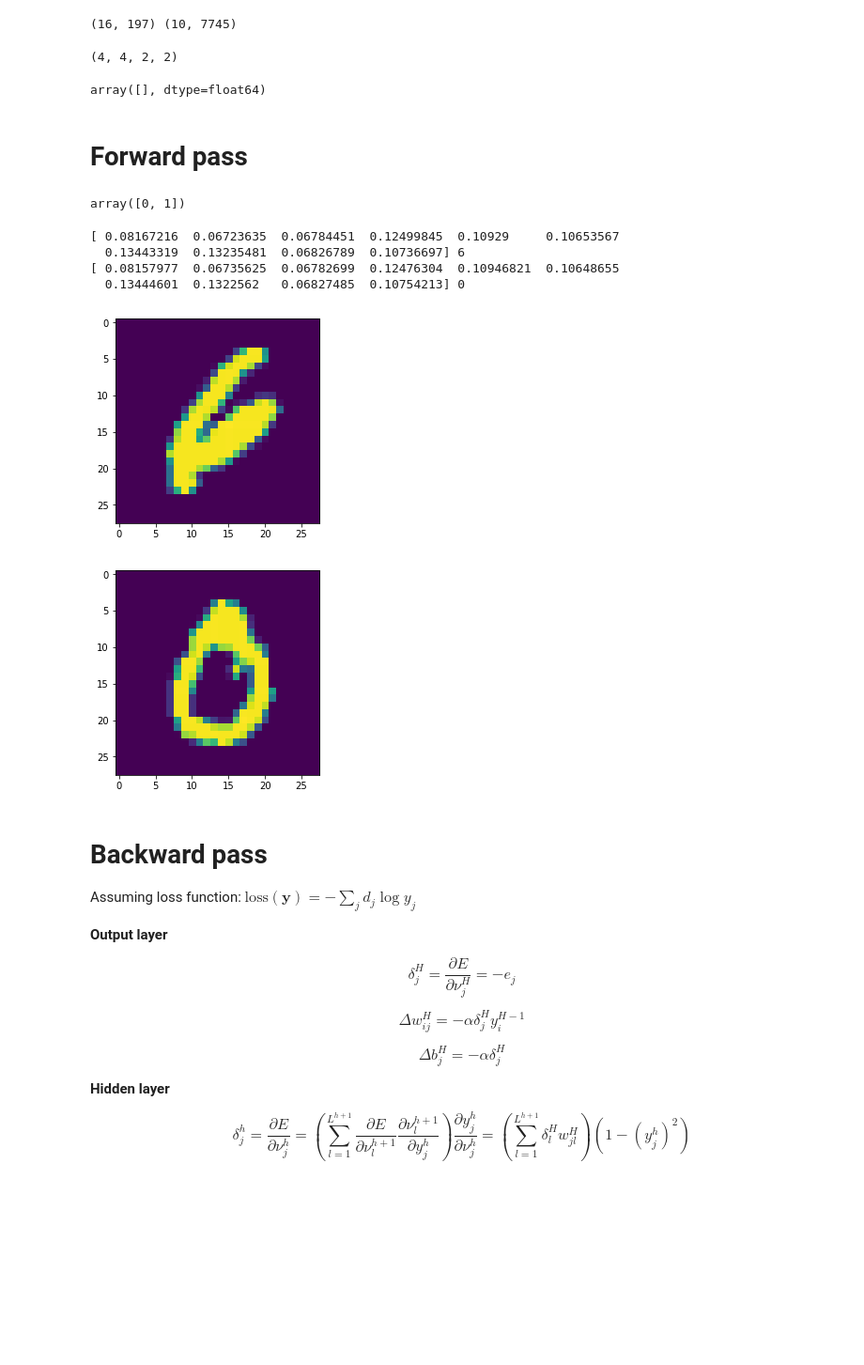
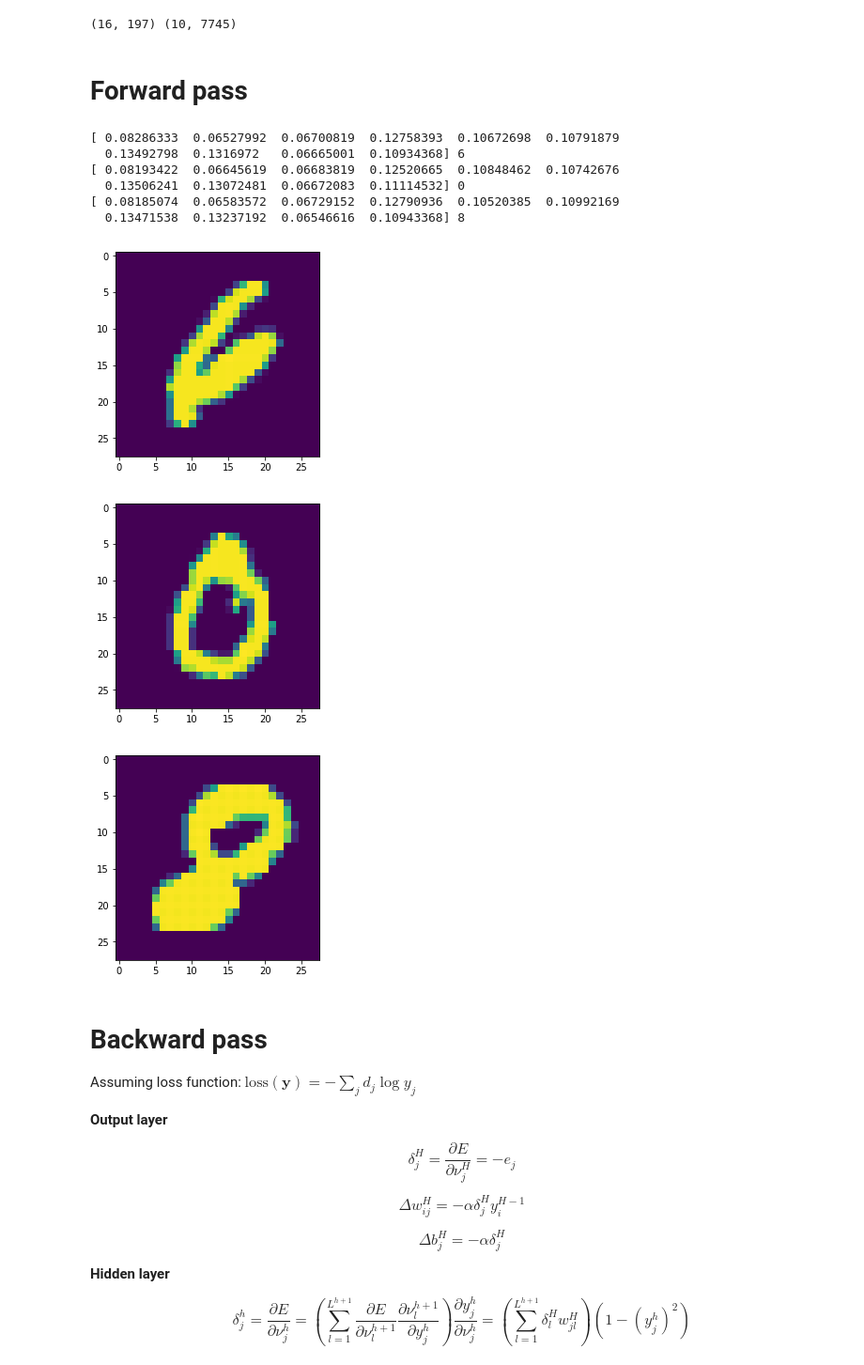
Before and after one commit to aleozlx/fictional-telegram, a Jupyter notebook: P3.ipynb, the cells around one changed output. Shown at 94% size. Saved outputs shown, nothing was run; the diff lists cells and outputs as text; code cells hidden in the pictures; blank space fills up the shorter version.

```diff
--- a/P3.ipynb
+++ b/P3.ipynb
@@ -17,19 +17,20 @@ X_train = np.vstack(train)
 y_train = np.concatenate([np.tile(i, train[i].shape[0]) for i in range(10)])
 idx_train = np.array(range(X_train.shape[0]))
 np.random.shuffle(idx_train)
-X_train = X_train[idx_train]
-y_train = y_train[idx_train]
+X_train = X_train[idx_train][:200]
+y_train = y_train[idx_train][:200]
 
 X_test = np.vstack(test)
 y_test = np.concatenate([np.tile(i, test[i].shape[0]) for i in range(10)])
 idx_test = np.array(range(X_test.shape[0]))
 np.random.shuffle(idx_test)
-X_test = X_test[idx_test]
-y_test = y_test[idx_test]
+X_test = X_test[idx_test][:50]
+y_test = y_test[idx_test][:50]
 
-enc = np.eye(2)
+enc = np.eye(10)
 def one_hot(d):
     return enc[d]
 
 print(X_train.shape, X_test.shape)
+# print(y_test)
 # %% [output]
@@ -44,8 +45,8 @@ class seeded_session:
         np.random.seed(25523)
         global W_conv, W_out
         padded_weights = W_conv[:, :-1].reshape((-1, 7, 28))
-        padded_weights[:, :, :7] = np.random.rand(16, 7, 7)*1e-5
-        padded_weights[:, :, 7:] = 0.0
+        padded_weights[:, :, :7] = np.random.rand(16, 7, 7)*1e-4
+        padded_weights[:, :, 7:] = 0#np.random.rand(16, 7, 1)*1e-4
         W_conv[:, -1:] = np.random.rand(16, 1)*1e-5
         W_out[:] = np.random.rand(*W_out.shape)
         return W_conv, W_out
@@ -56,22 +57,5 @@ with seeded_session():
     print(W_conv.shape, W_out.shape)
 # %% [output]
 (16, 197) (10, 7745)
-# %%
-A = np.zeros((5,5))
-from skimage.util import view_as_windows, view_as_blocks
-view_as_windows(A, (2,2)).shape
-# %% [output]
-(4, 4, 2, 2)
-# %%
-np.zeros(0)
-# %% [output]
-array([], dtype=float64)
 # %% [markdown]
 # Forward pass
-# %%
-aa = np.array([0, 1])
-bb = np.block([aa, aa])
-bb[-1] = 2
-aa
-# %% [output]
-array([0, 1])
@@ -78,72 +69,52 @@ array([0, 1])
 # %%
 import itertools
-from scipy.signal import convolve2d
 
-CONV7_OFFSETS = list(itertools.chain(*[range(ii*28,ii*28+22) for ii in range(22)]))
 
 def conv7(w):
     """ 7x7 convolution in matrix form """
-    def forward1(x):
+    def forward(x):
         convmat = np.block([
             #                 vvv throw away final padding & bias
-            [np.zeros(jj), w[:-(21+1)], np.zeros(28*28-(7*28-21)-jj)]
-                #   vvv starting position of the kernel
-                for jj in CONV7_OFFSETS
+            [np.zeros(jj), w[:-22], np.zeros(21-jj)] for jj in range(22)
         ])
-        return np.tanh(np.dot(convmat, x) + w[-1])
-    def forward2(x):
-        row = []
-        for ii in range(22):
-            convmat = np.block([
-                #                 vvv throw away final padding & bias
-                [np.zeros(jj), w[:-(21+1)], np.zeros(28*28-(7*28-21)-jj)]
-                    #   vvv starting position of the kernel
-                    for jj in range(ii*28,ii*28+22)
-            ])
-            row.extend(np.dot(convmat, x))
-        return np.tanh(np.array(row) + w[-1])
-    def forward3(x):
-        convmat = np.block([
-            #                 vvv throw away final padding & bias
-            [np.zeros(jj), w[:-(21+1)], np.zeros(21-jj)]
-                #   vvv starting position of the kernel
-                for jj in range(22)
-        ])
-        row = np.array([np.dot(convmat, x[ii*28:ii*28+7*28]) for ii in range(22)])
-        return np.tanh(row + w[-1])
-    # === above impls are correct, but to accelerate, I use forward0 ===
+        rows = np.array([np.dot(convmat, x[ii*28:ii*28+7*28]) for ii in range(22)])
+        return np.tanh(rows.ravel() + w[-1])
+    from scipy.signal import convolve2d
     def forward0(x):
         return np.tanh(convolve2d(
             x.reshape(28, 28),
             w[:-1].reshape((7, 28))[:, :7],
             mode='valid').ravel() + w[-1])
-    return forward3
+    return forward
 
 def softmax(x):
     a = np.exp(x)
     return a / np.sum(a)
 
 def perceptron(w):
     return lambda x: np.dot(w[:-1], x) + w[-1]
 
 conv_filters = [conv7(w) for w in W_conv]
 conv_layer = lambda x: np.array([f(x) for f in conv_filters])
 output_neurons = [perceptron(w) for w in W_out]
 fc_layer = lambda x: softmax([f(x.ravel()) for f in output_neurons])
 model = lambda x: fc_layer(conv_layer(x))
 
 with seeded_session():
-    for k in range(2):
+    for k in range(3):
         plt.figure()
         plt.imshow(X_train[k].reshape(28, 28).T)
         print(model(X_train[k]), y_train[k])
 # %% [output]
-[ 0.08167216  0.06723635  0.06784451  0.12499845  0.10929     0.10653567
-  0.13443319  0.13235481  0.06826789  0.10736697] 6
-[ 0.08157977  0.06735625  0.06782699  0.12476304  0.10946821  0.10648655
-  0.13444601  0.1322562   0.06827485  0.10754213] 0
+[ 0.08286333  0.06527992  0.06700819  0.12758393  0.10672698  0.10791879
+  0.13492798  0.1316972   0.06665001  0.10934368] 6
+[ 0.08193422  0.06645619  0.06683819  0.12520665  0.10848462  0.10742676
+  0.13506241  0.13072481  0.06672083  0.11114532] 0
+[ 0.08185074  0.06583572  0.06729152  0.12790936  0.10520385  0.10992169
+  0.13471538  0.13237192  0.06546616  0.10943368] 8
 [figure]
 [figure]
+[figure, added]
 # %% [markdown]
 # Backward pass
 
```
Also changed, not shown: parts of 15 cells of this notebook.
